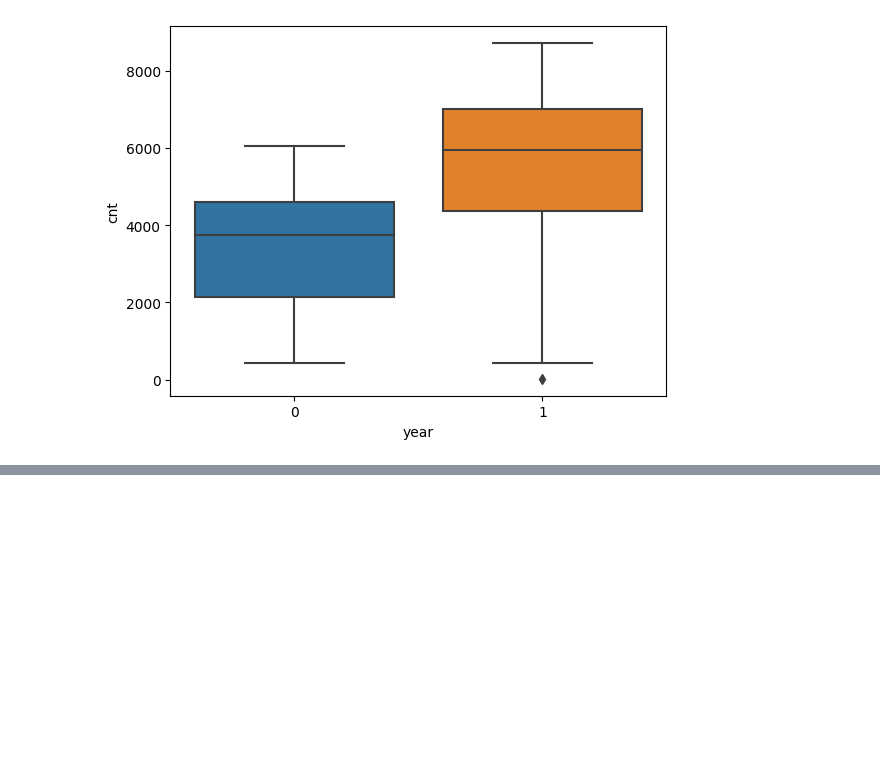
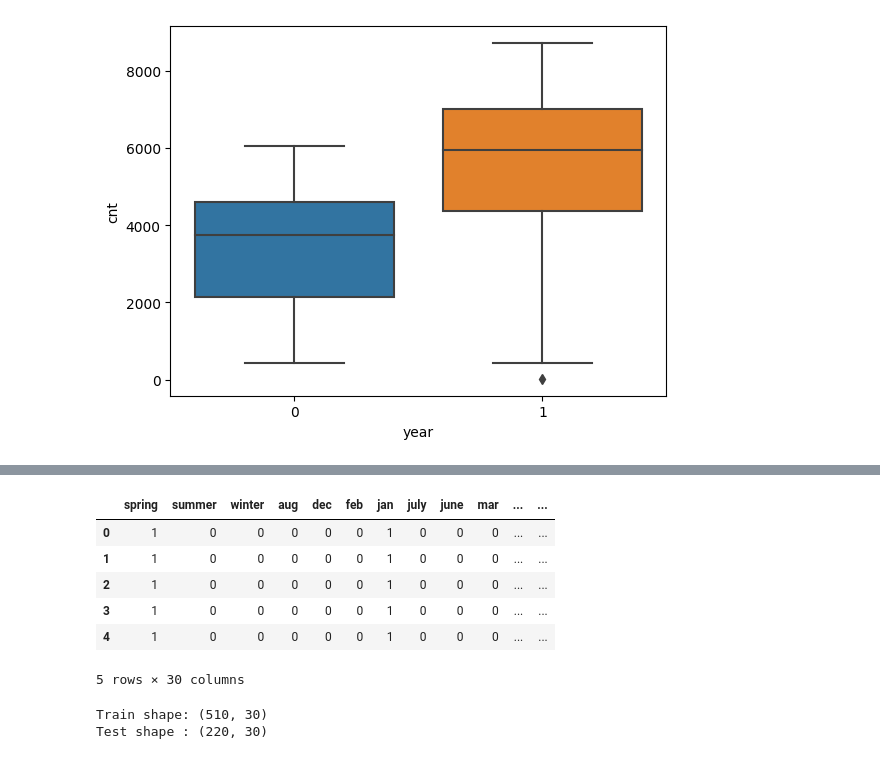
Before and after one commit to ram-ch/BikeSharing, a Jupyter notebook: BikeSharing.ipynb, the cells around one changed output, grey strips where cells are left out. Cells and saved outputs as stored; diff of their text form; code cells hidden in the pictures; blank space fills up the shorter version.

```diff
--- a/BikeSharing.ipynb
+++ b/BikeSharing.ipynb
@@ -286,0 +295,31 @@ plt.show()
+# %%
+# creating dummy variables
+dummy_list=[]
+for column in ['season', 'month', 'weekday', 'weathersit']:
+    dummied=pd.get_dummies(bikes_data[column],drop_first=True)
+    dummy_list.append(dummied)
+
+# concatenating all the dummy variables to the final data frame
+bikes=pd.concat(dummy_list, axis=1)
+for col in ['year','holiday','workingday']:
+    bikes[col]=bikes_data[col]
+# adding back the continuos variables
+for col in ['temp','atemp','humidity','windspeed','cnt']:
+    bikes[col]=bikes_data[col]
+bikes.head()
+# %% [output]
+|  | spring | summer | winter | aug | dec | feb | jan | july | june | mar | ... | ... |
+| 0 | 1 | 0 | 0 | 0 | 0 | 0 | 1 | 0 | 0 | 0 | ... | ... |
+| 1 | 1 | 0 | 0 | 0 | 0 | 0 | 1 | 0 | 0 | 0 | ... | ... |
+| 2 | 1 | 0 | 0 | 0 | 0 | 0 | 1 | 0 | 0 | 0 | ... | ... |
+| 3 | 1 | 0 | 0 | 0 | 0 | 0 | 1 | 0 | 0 | 0 | ... | ... |
+| 4 | 1 | 0 | 0 | 0 | 0 | 0 | 1 | 0 | 0 | 0 | ... | ... |
+5 rows × 30 columns
+# %%
+# train test split
+df_train,df_test=train_test_split(bikes,train_size=0.7, random_state=100)
+print(f"Train shape: {df_train.shape}")
+print(f"Test shape : {df_test.shape}")
+# %% [output]
+Train shape: (510, 30)
+Test shape : (220, 30)
```
Also changed, not shown: parts of 28 cells of this notebook.
